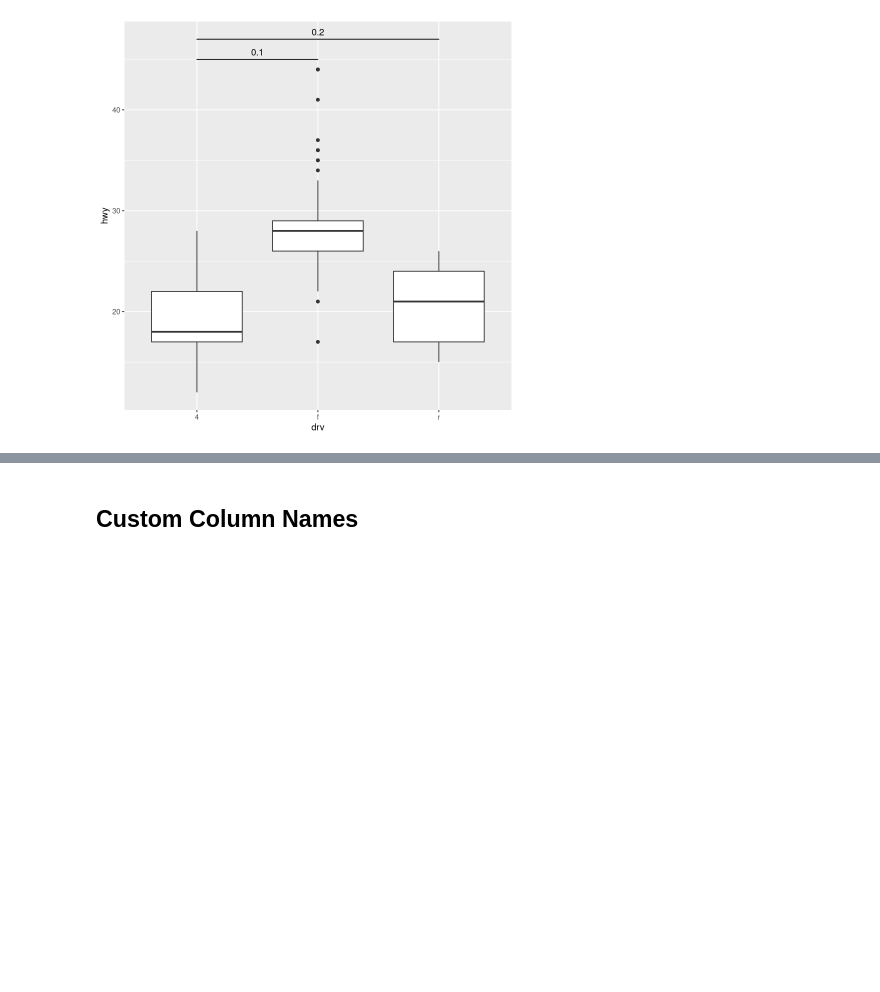
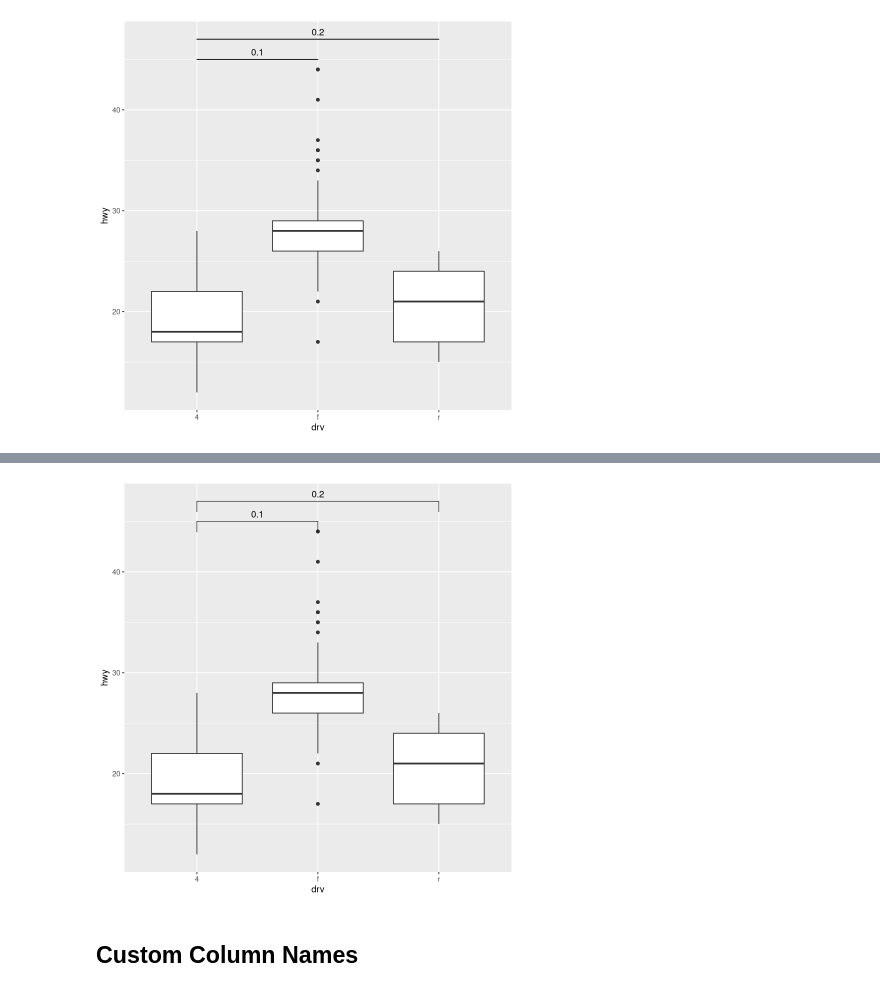
Before and after one commit to ASmirnov-HORIS/lets-plot-experiments, a Jupyter notebook: demo/signif/explore_signif_R.ipynb, the cells around one changed output, grey strips where cells are left out. Drawn from its saved outputs; the diff is of its cells as text; code cells hidden in the pictures; blank space fills up the shorter version.

```diff
--- a/demo/signif/explore_signif_R.ipynb
+++ b/demo/signif/explore_signif_R.ipynb
@@ -69,3 +81,7 @@ p + geom_signif(
+# %%
+p + geom_bracket(aes(xmin = x, xmax = xend, y.position = y, label = a), data = identity_df)
+# %% [output]
+[figure, added]
 # %% [markdown]
 ## Custom Column Names
 # %%
```
Also changed, not shown: parts of 24 cells of this notebook.
